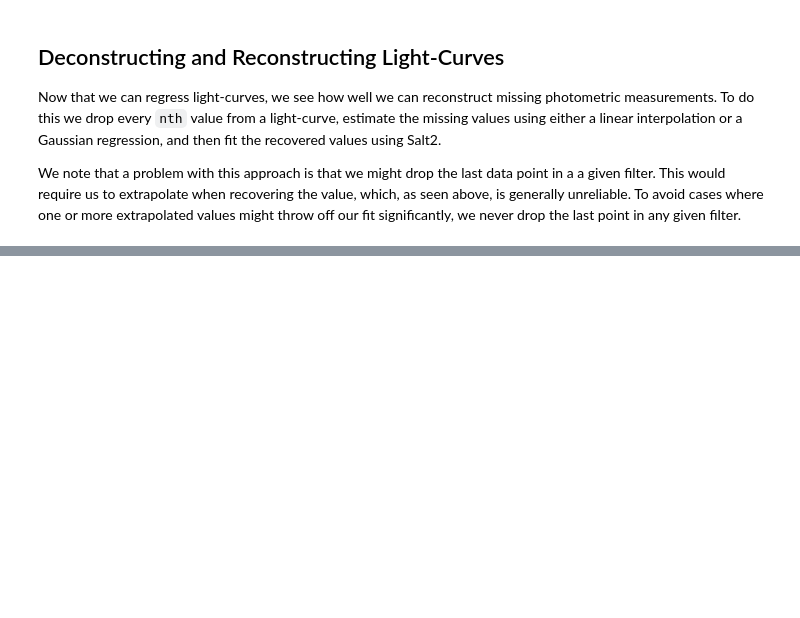
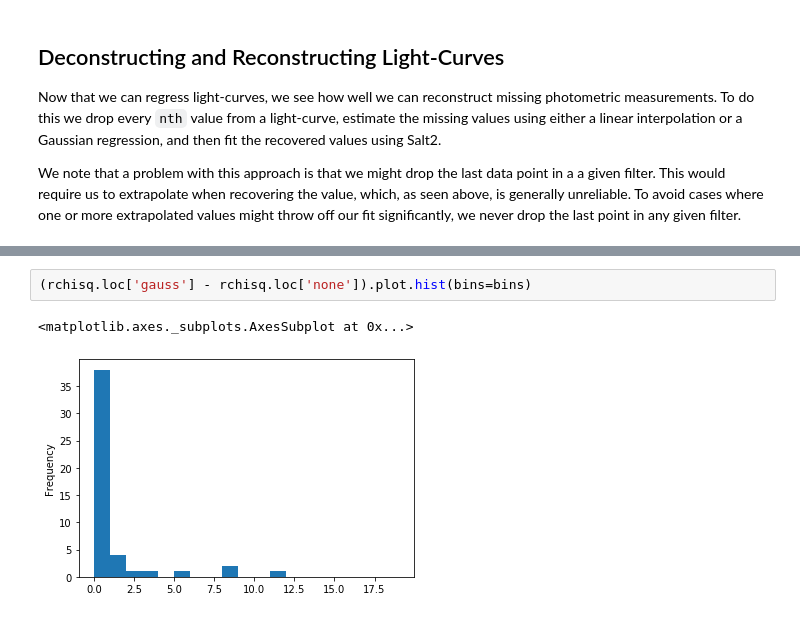
Before and after one commit to djperrefort/lc_reconstruction, a Jupyter notebook: interpolation_demo.ipynb, the cells around one changed output, grey strips where cells are left out. Saved outputs shown, nothing was run; the diff lists cells and outputs as text; blank space fills up the shorter version.

```diff
--- a/interpolation_demo.ipynb
+++ b/interpolation_demo.ipynb
@@ -409,0 +438,5 @@ fit_results.set_index(['obj_id', 'interp_type'])
+# %%
+(rchisq.loc['gauss'] - rchisq.loc['none']).plot.hist(bins=bins)
+# %% [output]
+<matplotlib.axes._subplots.AxesSubplot at 0x...>
+[figure, added]
```
Also changed, not shown: parts of 14 cells of this notebook, 1 other file.
